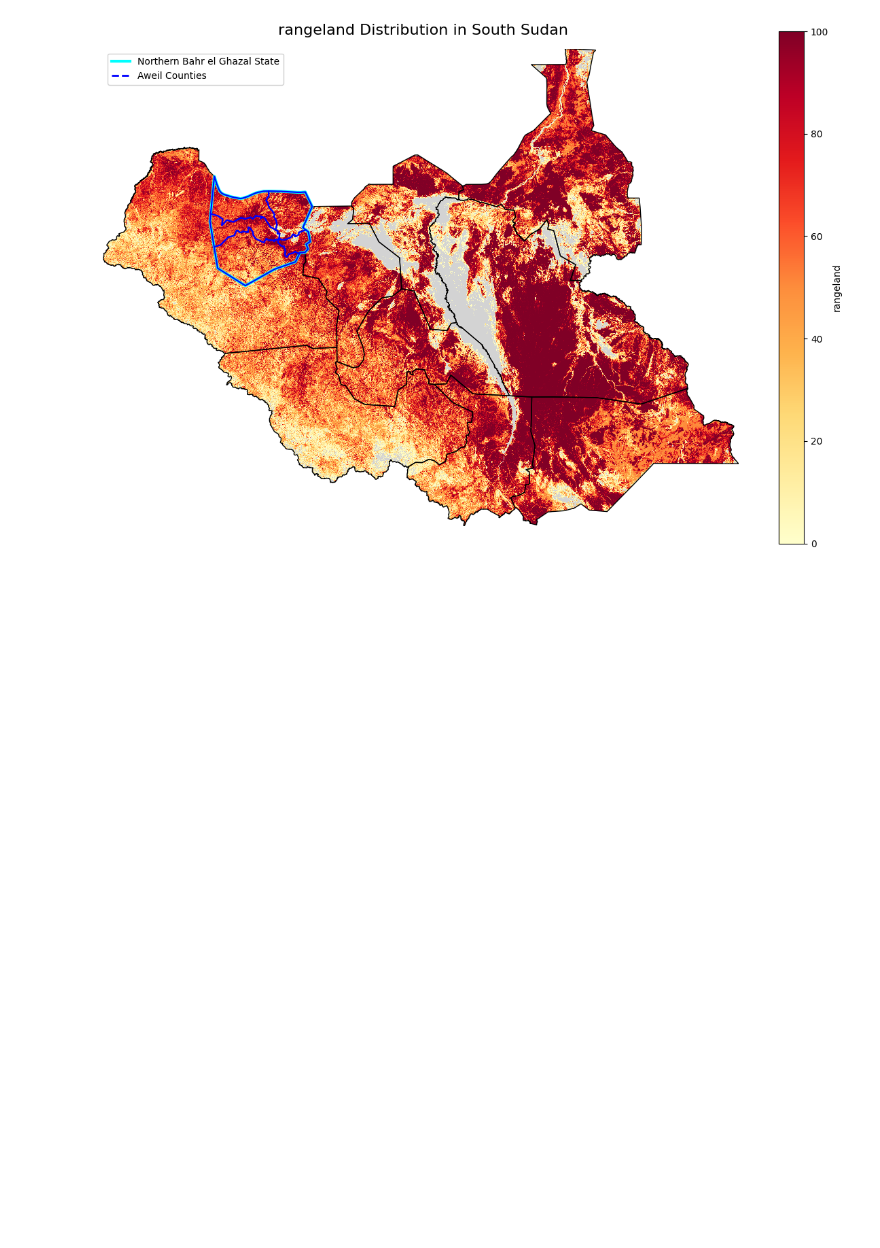
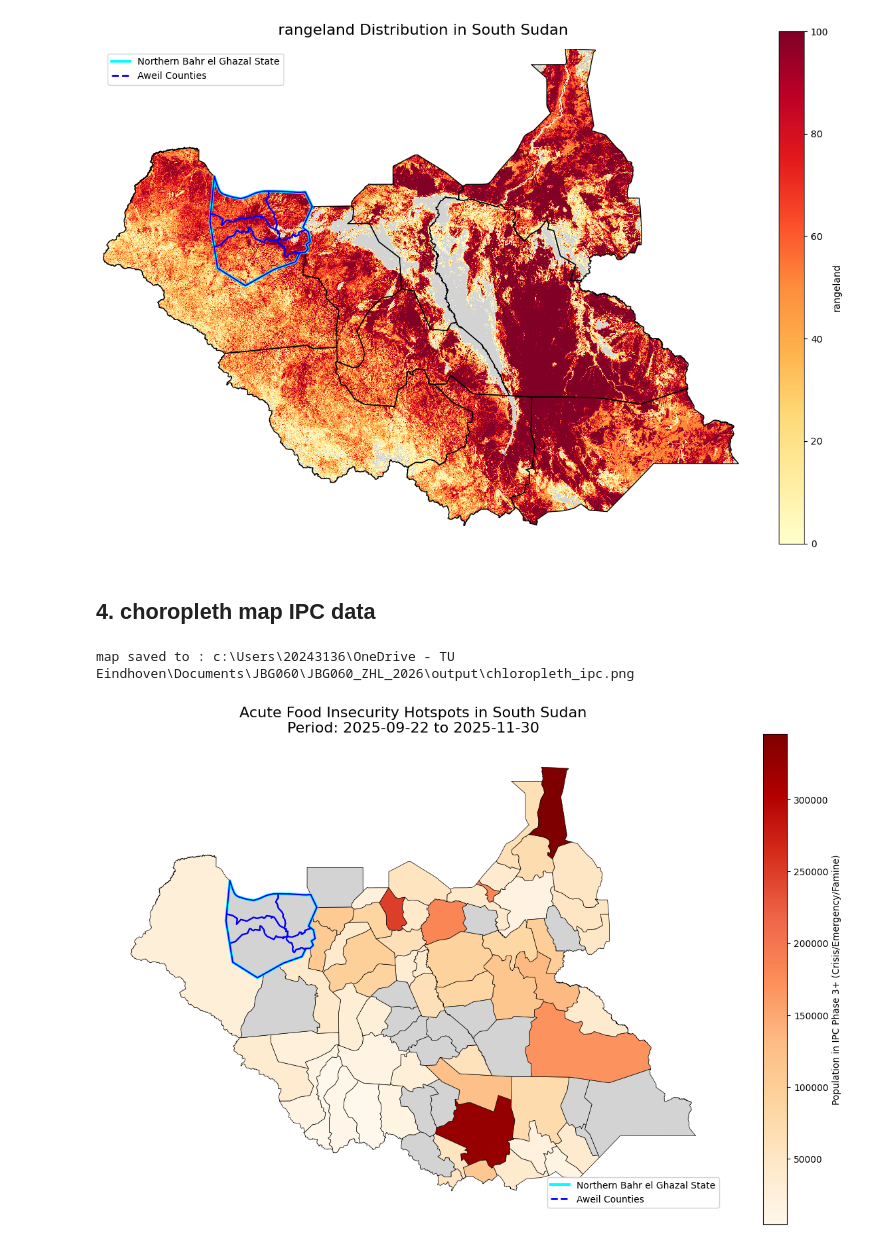
Before and after one commit to TijnQ/JBG060_ZHL_2026, a Jupyter notebook: eda_farmland/main.ipynb, the cells around one changed output. Cells and saved outputs as stored; diff of their text form; code cells hidden in the pictures; blank space fills up the shorter version.

Commit message:
feat: add choropleth map of ipc

```diff
--- a/eda_farmland/main.ipynb
+++ b/eda_farmland/main.ipynb
@@ -21,6 +21,7 @@ if str(root_dir / 'eda_farmland') not in sys.path:
     sys.path.append(str(root_dir / 'eda_farmland'))
 
 from plot_map_farm import plot_map_farm
+from plot_map_ipc import plot_map_ipc
 
 # Ensure plots are rendered inline within the notebook
 %matplotlib inline
@@ -39,6 +40,8 @@ crop_output = root_dir / 'output/crop_heatmap.png'
 
 rangeland_path = root_dir / 'raw_data/farmland/asap_mask_rangeland_v04.tif'
 rangeland_output = root_dir / 'output/rangeland_heatmap.png'
+
+ipc_output = root_dir / 'output/chloropleth_ipc.png'
 # %% [markdown]
 ## 1. Cattle Distribution Map
 # %%
@@ -60,3 +63,10 @@ plot_map_farm(rangeland_path, 'rangeland', admin_path, rangeland_output)
 # %% [output]
 map saved to : c:\Users\20243136\OneDrive - TU Eindhoven\Documents\JBG060\JBG060_ZHL_2026\output\rangeland_heatmap.png
 [figure]
+# %% [markdown]
+## 4. choropleth map IPC data
+# %%
+plot_map_ipc(ipc_output)
+# %% [output]
+map saved to : c:\Users\20243136\OneDrive - TU Eindhoven\Documents\JBG060\JBG060_ZHL_2026\output\chloropleth_ipc.png
+[figure, added]
```
Also changed, not shown: 1 other file.
